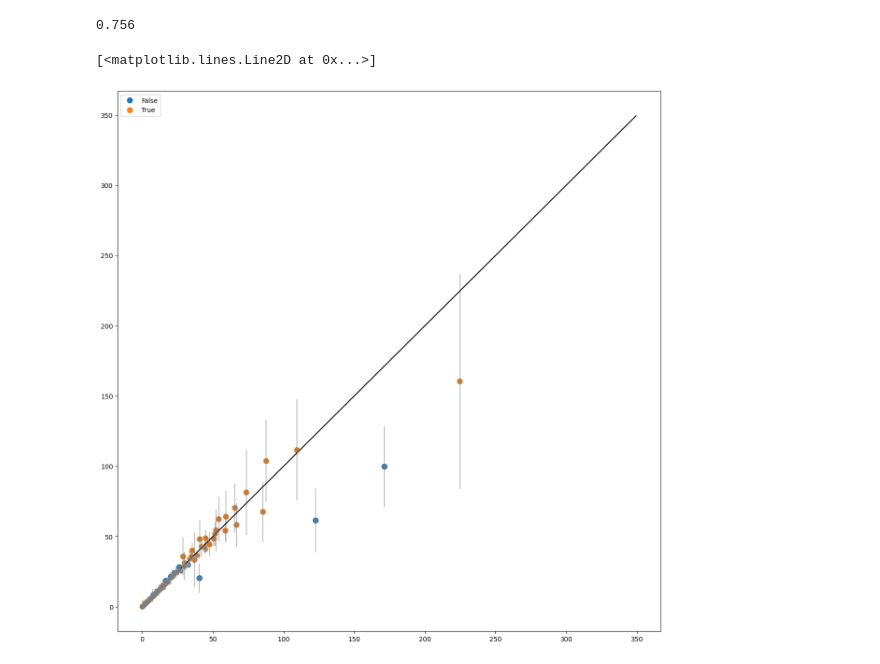
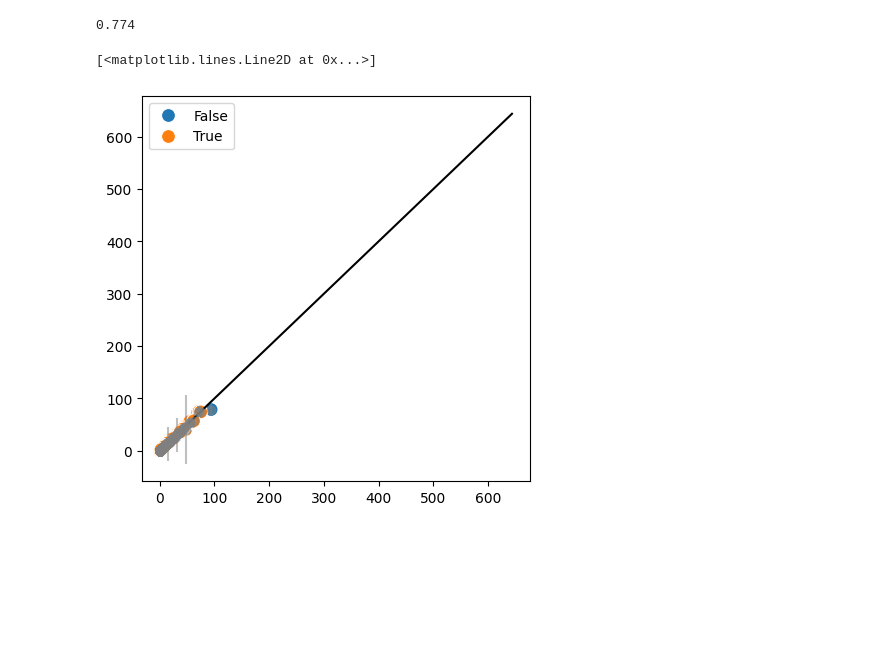
Before and after one commit to jakerhodes/RF-GAP-Python, a Jupyter notebook: test_pi.ipynb, the cells around one changed output. Cells and saved outputs as stored; diff of their text form; code cells hidden in the pictures; blank space fills up the shorter version.

```diff
--- a/test_pi.ipynb
+++ b/test_pi.ipynb
@@ -12,7 +12,7 @@ from pi_test_functions import linear_sum, exponential_difference, exponential_in
 # x = dataset.data
 # y = dataset.target
 # %%
-x = np.random.multivariate_normal(np.zeros((10, )), np.eye(10), 5000)
+x = np.random.multivariate_normal(np.zeros((10, )), np.eye(10), 10000)
 y = exponential_difference(x)
 
 x_test = np.random.multivariate_normal(np.zeros((10, )), np.eye(10), 1000)
@@ -74,19 +74,19 @@ plt.plot(np.linspace(np.min(y), np.max(y)), np.linspace(np.min(y), np.max(y)), c
 # %%
 # Need a metric that relates coverage to how far off the predictions are at OOB level
 # Need to check out PIs for new points
-rf.get_prediction_intervals(y_test)
+rf.get_test_intervals(y_test)
 print(rf.test_coverage)
 test_covered = (y_test >= rf.test_lb) & (y_test <= rf.test_ub)
 
-plt.figure(figsize=(15, 15))
+plt.figure(figsize=(5, 5))
 sns.scatterplot(x = y_test, y = rf.test_preds, s = 100, hue = test_covered)
 plt.errorbar(y_test, rf.test_preds, yerr = rf.weighted_test_errors, c = 'gray', alpha = 0.5, fmt = 'o')
 plt.plot(np.linspace(np.min(y), np.max(y)), np.linspace(np.min(y), np.max(y)), c = 'black')
 # plt.scatter(y, rf.lb, c = 'red')
 # plt.scatter(y, rf.ub, c = 'blue')
 # %% [output]
-0.756
+0.774
 [<matplotlib.lines.Line2D at 0x...>]
-[figure, old version]
+[figure, new version]
 # %%
 test_lengths = (rf.test_ub - rf.test_lb)
```
Also changed, not shown: parts of 26 cells of this notebook, 1 other file.
